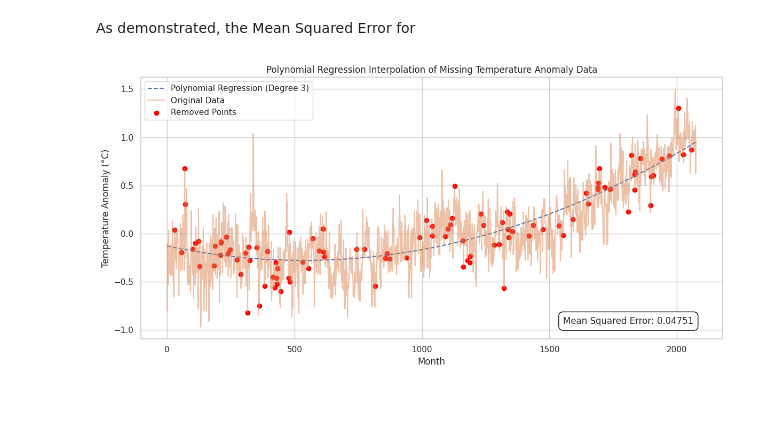
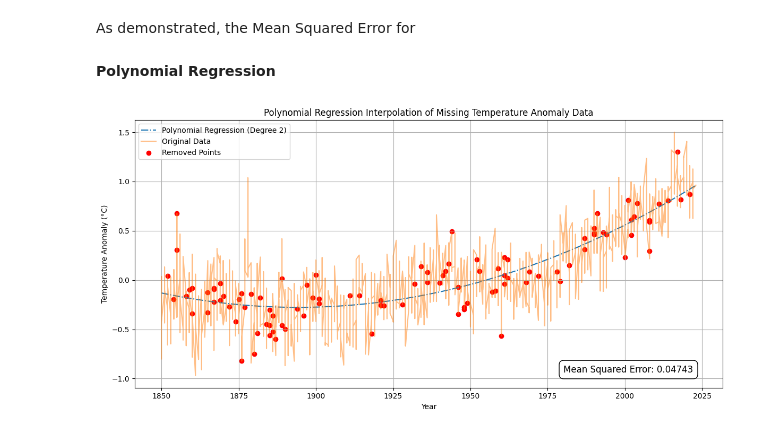
Before and after one commit to not-rudy/Applied-Computational-Methods, a Jupyter notebook: FinalProject.ipynb, the cells around one changed output. Cells and saved outputs as stored; diff of their text form; code cells hidden in the pictures; blank space fills up the shorter version.

```diff
--- a/FinalProject.ipynb
+++ b/FinalProject.ipynb
@@ -165,6 +165,11 @@ plt.show()
 # %% [markdown]
 As demonstrated, the Mean Squared Error for
+# %% [markdown]
+**Polynomial Regression**
 # %%
+## Polynomial Regression Model
+
+## Import the Necessary Libraries
 import numpy as np
 import pandas as pd
 import matplotlib.pyplot as plt
@@ -174,60 +179,61 @@ from sklearn.metrics import mean_squared_error
 data = pd.read_csv("/content/Global Temperatures.csv")
 
 # Extract relevant columns
-Month = data['Month'].to_numpy()  # Already numerical: 1 to 2077
+Year = data['Year'].to_numpy()
+Month = data['Month'].to_numpy()
 Anomaly = data['Month Anomaly'].copy()
 
 # Randomly remove 5% of the data
 np.random.seed(42)
 missing_indices = np.random.choice(len(Anomaly), size=int(0.05 * len(Anomaly)), replace=False)
 Anomaly_missing = Anomaly.copy()
-Anomaly_missing.iloc[missing_indices] = np.nan  # Correctly set missing values
+Anomaly_missing.iloc[missing_indices] = np.nan
 
-# Polynomial Regression (let's use a degree 3 polynomial as an example)
-degree = 2
+## Polynomial Regression
+degree = 2 ## Manually tested degree values, 2 gave the best MSE
 
-# Select valid (non-missing) data for polynomial fitting
+## Select valid (non-missing) data for polynomial fitting
 valid = ~Anomaly_missing.isna()
-x_valid = Month[valid]
+x_valid = Year[valid]
 y_valid = Anomaly_missing[valid]
 
-# Fit a polynomial regression model
+## Fit a polynomial regression model
 coefficients = np.polyfit(x_valid, y_valid, degree)
 poly_model = np.poly1d(coefficients)
 
-# Predict missing values using the polynomial model
-x_interp = Month[missing_indices]
+## Predict missing values using the polynomial model
+x_interp = Year[missing_indices]
 Anomaly_interp = Anomaly_missing.copy()
 Anomaly_interp.iloc[missing_indices] = poly_model(x_interp)
 
-# Calculate the Mean Squared Error for the interpolation
+## Calculate the Mean Squared Error for the interpolation
 mse = mean_squared_error(Anomaly.iloc[missing_indices], Anomaly_interp.iloc[missing_indices])
 
 # Plot Results
 plt.figure(figsize=(12, 6))
 
 # Plot the polynomial regression curve
-x_new = np.arange(Month.min(), Month.max(), 0.01)  # Smaller increment for smoother curves
-plt.plot(x_new, poly_model(x_new), label="Polynomial Regression (Degree 3)", linestyle="--")
+x_new = np.arange(Year.min(), Year.max(), 0.01)  # Smaller increment for smoother curves
+plt.plot(x_new, poly_model(x_new), label="Polynomial Regression (Degree 2)", linestyle="-.")
 
 # Plot original and missing data
-plt.plot(Month, Anomaly, label="Original Data", alpha=0.5)
-plt.scatter(Month[missing_indices], Anomaly[missing_indices], color='red', label="Removed Points")
+plt.plot(Year, Anomaly, label="Original Data", alpha=0.5)
+plt.scatter(Year[missing_indices], Anomaly[missing_indices], color='red', label="Removed Points")
 
 # Display MSE on the plot
 plt.text(0.95, 0.05, f'Mean Squared Error: {mse:.5f}', transform=plt.gca().transAxes,
          horizontalalignment='right', verticalalignment='bottom', fontsize=12,
          bbox=dict(facecolor='white', edgecolor='black', boxstyle='round,pad=0.5'))
 
 # Labeling the plot
-plt.xlabel("Month")
+plt.xlabel("Year")
 plt.ylabel("Temperature Anomaly (°C)")
 plt.title("Polynomial Regression Interpolation of Missing Temperature Anomaly Data")
 plt.legend()
 plt.grid(True)
 plt.tight_layout()
 
 # Show the plot
 plt.show()
 # %% [output]
-[figure, old version]
+[figure, new version]
```
Also changed, not shown: parts of 4 cells of this notebook.
